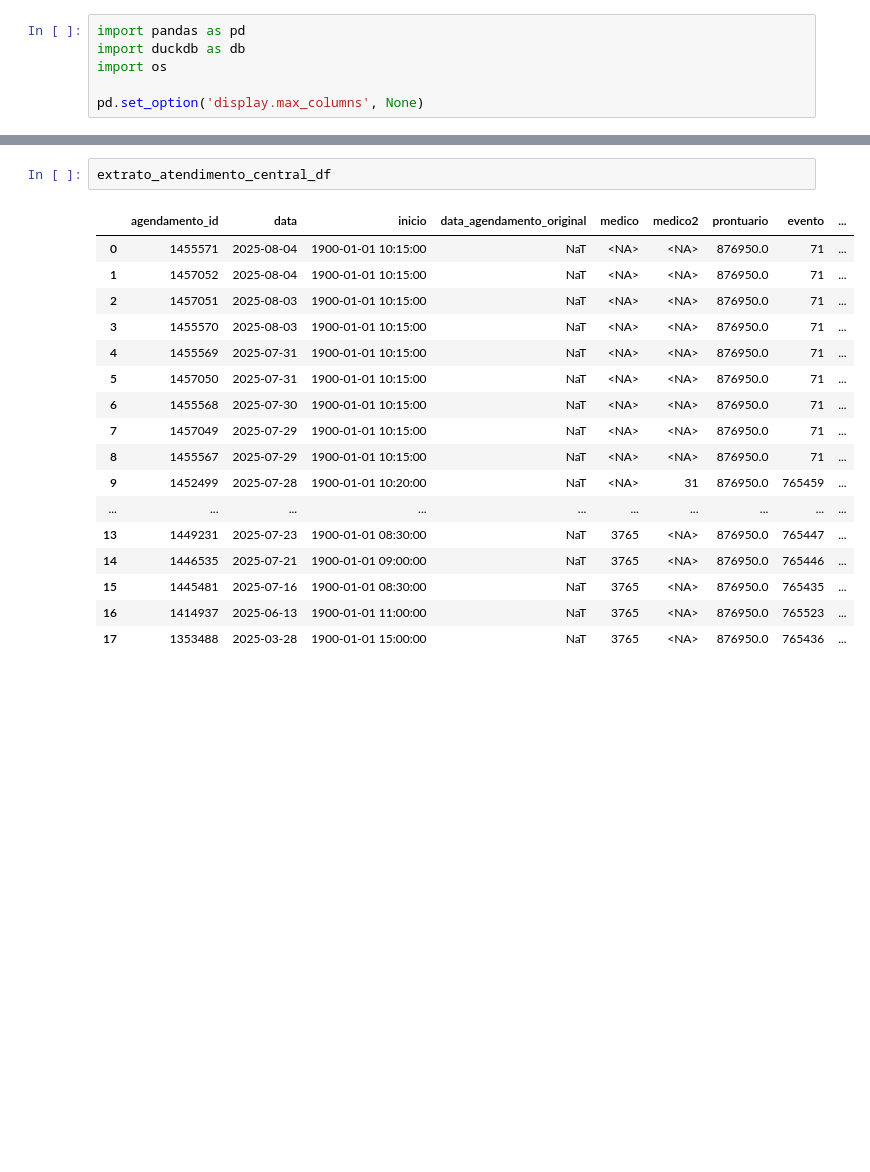
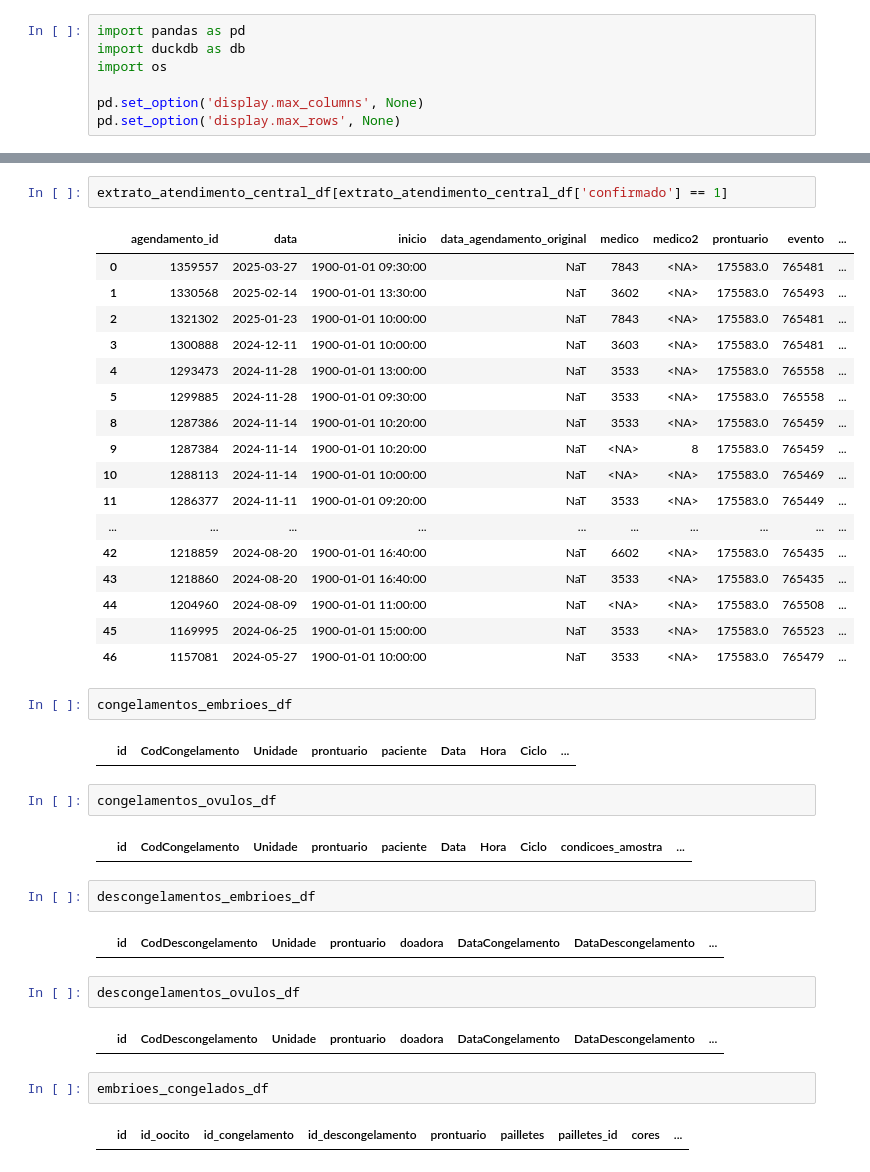
Before and after one commit to bobbypestana/embryoscope-extraction, a Jupyter notebook: finops/explore/explore_finops_v0.ipynb, the cells around one changed output, grey strips where cells are left out. Cells and saved outputs as stored; diff of their text form; blank space fills up the shorter version.

```diff
--- a/finops/explore/explore_finops_v0.ipynb
+++ b/finops/explore/explore_finops_v0.ipynb
@@ -4,6 +4,7 @@ import duckdb as db
 import os
 
 pd.set_option('display.max_columns', None)
+pd.set_option('display.max_rows', None)
 # %%
 # Connect to the clinisys_all database
 path_to_db = '../../database/clinisys_all.duckdb'
@@ -336,20 +725,40 @@ tratamentos_df
 # %%
-extrato_atendimento_central_df
+extrato_atendimento_central_df[extrato_atendimento_central_df['confirmado'] == 1]
 # %% [output]
 |  | agendamento_id | data | inicio | data_agendamento_original | medico | medico2 | prontuario | evento | ... |
-| 0 | 1455571 | 2025-08-04 | 1900-01-01 10:15:00 | NaT | <NA> | <NA> | 876950.0 | 71 | ... |
-| 1 | 1457052 | 2025-08-04 | 1900-01-01 10:15:00 | NaT | <NA> | <NA> | 876950.0 | 71 | ... |
-| 2 | 1457051 | 2025-08-03 | 1900-01-01 10:15:00 | NaT | <NA> | <NA> | 876950.0 | 71 | ... |
-| 3 | 1455570 | 2025-08-03 | 1900-01-01 10:15:00 | NaT | <NA> | <NA> | 876950.0 | 71 | ... |
-| 4 | 1455569 | 2025-07-31 | 1900-01-01 10:15:00 | NaT | <NA> | <NA> | 876950.0 | 71 | ... |
-| 5 | 1457050 | 2025-07-31 | 1900-01-01 10:15:00 | NaT | <NA> | <NA> | 876950.0 | 71 | ... |
-| 6 | 1455568 | 2025-07-30 | 1900-01-01 10:15:00 | NaT | <NA> | <NA> | 876950.0 | 71 | ... |
-| 7 | 1457049 | 2025-07-29 | 1900-01-01 10:15:00 | NaT | <NA> | <NA> | 876950.0 | 71 | ... |
-| 8 | 1455567 | 2025-07-29 | 1900-01-01 10:15:00 | NaT | <NA> | <NA> | 876950.0 | 71 | ... |
-| 9 | 1452499 | 2025-07-28 | 1900-01-01 10:20:00 | NaT | <NA> | 31 | 876950.0 | 765459 | ... |
+| 0 | 1359557 | 2025-03-27 | 1900-01-01 09:30:00 | NaT | 7843 | <NA> | 175583.0 | 765481 | ... |
+| 1 | 1330568 | 2025-02-14 | 1900-01-01 13:30:00 | NaT | 3602 | <NA> | 175583.0 | 765493 | ... |
+| 2 | 1321302 | 2025-01-23 | 1900-01-01 10:00:00 | NaT | 7843 | <NA> | 175583.0 | 765481 | ... |
+| 3 | 1300888 | 2024-12-11 | 1900-01-01 10:00:00 | NaT | 3603 | <NA> | 175583.0 | 765481 | ... |
+| 4 | 1293473 | 2024-11-28 | 1900-01-01 13:00:00 | NaT | 3533 | <NA> | 175583.0 | 765558 | ... |
+| 5 | 1299885 | 2024-11-28 | 1900-01-01 09:30:00 | NaT | 3533 | <NA> | 175583.0 | 765558 | ... |
+| 8 | 1287386 | 2024-11-14 | 1900-01-01 10:20:00 | NaT | 3533 | <NA> | 175583.0 | 765459 | ... |
+| 9 | 1287384 | 2024-11-14 | 1900-01-01 10:20:00 | NaT | <NA> | 8 | 175583.0 | 765459 | ... |
+| 10 | 1288113 | 2024-11-14 | 1900-01-01 10:00:00 | NaT | <NA> | <NA> | 175583.0 | 765469 | ... |
+| 11 | 1286377 | 2024-11-11 | 1900-01-01 09:20:00 | NaT | 3533 | <NA> | 175583.0 | 765449 | ... |
 | ... | ... | ... | ... | ... | ... | ... | ... | ... | ... |
-| 13 | 1449231 | 2025-07-23 | 1900-01-01 08:30:00 | NaT | 3765 | <NA> | 876950.0 | 765447 | ... |
-| 14 | 1446535 | 2025-07-21 | 1900-01-01 09:00:00 | NaT | 3765 | <NA> | 876950.0 | 765446 | ... |
-| 15 | 1445481 | 2025-07-16 | 1900-01-01 08:30:00 | NaT | 3765 | <NA> | 876950.0 | 765435 | ... |
-| 16 | 1414937 | 2025-06-13 | 1900-01-01 11:00:00 | NaT | 3765 | <NA> | 876950.0 | 765523 | ... |
-| 17 | 1353488 | 2025-03-28 | 1900-01-01 15:00:00 | NaT | 3765 | <NA> | 876950.0 | 765436 | ... |
+| 42 | 1218859 | 2024-08-20 | 1900-01-01 16:40:00 | NaT | 6602 | <NA> | 175583.0 | 765435 | ... |
+| 43 | 1218860 | 2024-08-20 | 1900-01-01 16:40:00 | NaT | 3533 | <NA> | 175583.0 | 765435 | ... |
+| 44 | 1204960 | 2024-08-09 | 1900-01-01 11:00:00 | NaT | <NA> | <NA> | 175583.0 | 765508 | ... |
+| 45 | 1169995 | 2024-06-25 | 1900-01-01 15:00:00 | NaT | 3533 | <NA> | 175583.0 | 765523 | ... |
+| 46 | 1157081 | 2024-05-27 | 1900-01-01 10:00:00 | NaT | 3533 | <NA> | 175583.0 | 765479 | ... |
+# %%
+congelamentos_embrioes_df
+# %% [output]
+|  | id | CodCongelamento | Unidade | prontuario | paciente | Data | Hora | Ciclo | ... |
+# %%
+congelamentos_ovulos_df
+# %% [output]
+|  | id | CodCongelamento | Unidade | prontuario | paciente | Data | Hora | Ciclo | condicoes_amostra | ... |
+# %%
+descongelamentos_embrioes_df
+# %% [output]
+|  | id | CodDescongelamento | Unidade | prontuario | doadora | DataCongelamento | DataDescongelamento | ... |
+# %%
+descongelamentos_ovulos_df
+# %% [output]
+|  | id | CodDescongelamento | Unidade | prontuario | doadora | DataCongelamento | DataDescongelamento | ... |
+# %%
+embrioes_congelados_df
+# %% [output]
+|  | id | id_oocito | id_congelamento | id_descongelamento | prontuario | pailletes | pailletes_id | cores | ... |
```
Also changed, not shown: parts of 8 cells of this notebook, 40 other files.
